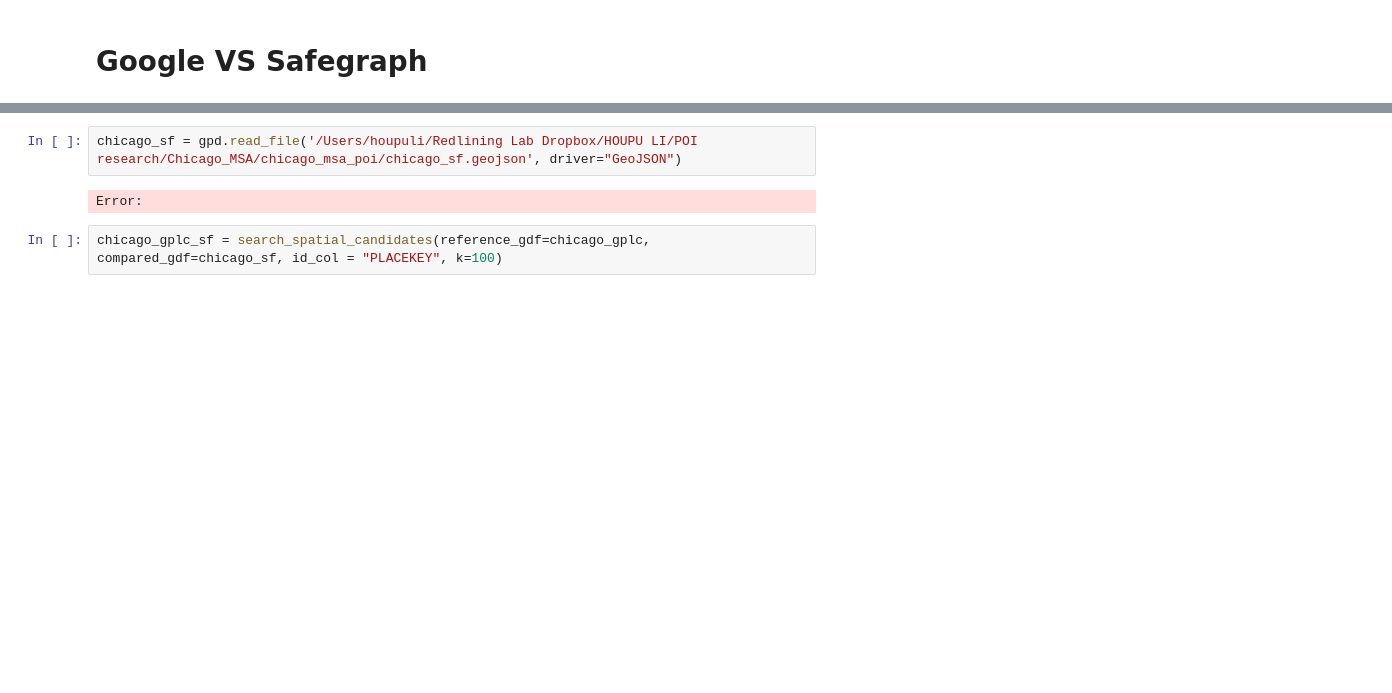
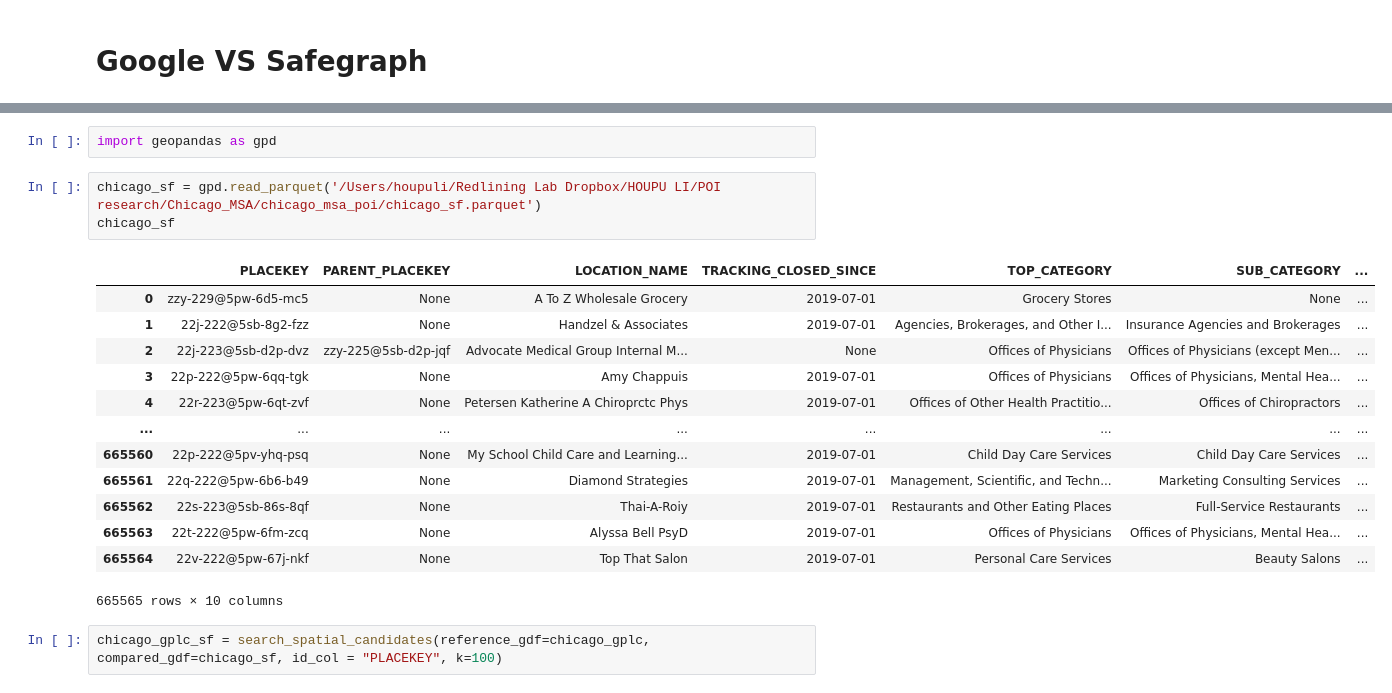
Before and after one commit to HOUPU1993/POI-study, a Jupyter notebook: 2.data_engenering/data_engineering.ipynb, the cells around one changed output, grey strips where cells are left out. Cells and saved outputs as stored; diff of their text form; blank space fills up the shorter version.

```diff
--- a/2.data_engenering/data_engineering.ipynb
+++ b/2.data_engenering/data_engineering.ipynb
@@ -2389,7 +2396,22 @@ memory usage: 12.0+ MB
+# %%
+import geopandas as gpd
 # %%
-chicago_sf = gpd.read_file('/Users/houpuli/Redlining Lab Dropbox/HOUPU LI/POI research/Chicago_MSA/chicago_msa_poi/chicago_sf.geojson', driver="GeoJSON")
+chicago_sf = gpd.read_parquet('/Users/houpuli/Redlining Lab Dropbox/HOUPU LI/POI research/Chicago_MSA/chicago_msa_poi/chicago_sf.parquet')
+chicago_sf
 # %% [output]
+|  | PLACEKEY | PARENT_PLACEKEY | LOCATION_NAME | TRACKING_CLOSED_SINCE | TOP_CATEGORY | SUB_CATEGORY | ... |
+| 0 | zzy-229@5pw-6d5-mc5 | None | A To Z Wholesale Grocery | 2019-07-01 | Grocery Stores | None | ... |
+| 1 | 22j-222@5sb-8g2-fzz | None | Handzel & Associates | 2019-07-01 | Agencies, Brokerages, and Other I... | Insurance Agencies and Brokerages | ... |
+| 2 | 22j-223@5sb-d2p-dvz | zzy-225@5sb-d2p-jqf | Advocate Medical Group Internal M... | None | Offices of Physicians | Offices of Physicians (except Men... | ... |
+| 3 | 22p-222@5pw-6qq-tgk | None | Amy Chappuis | 2019-07-01 | Offices of Physicians | Offices of Physicians, Mental Hea... | ... |
+| 4 | 22r-223@5pw-6qt-zvf | None | Petersen Katherine A Chiroprctc Phys | 2019-07-01 | Offices of Other Health Practitio... | Offices of Chiropractors | ... |
+| ... | ... | ... | ... | ... | ... | ... | ... |
+| 665560 | 22p-222@5pv-yhq-psq | None | My School Child Care and Learning... | 2019-07-01 | Child Day Care Services | Child Day Care Services | ... |
+| 665561 | 22q-222@5pw-6b6-b49 | None | Diamond Strategies | 2019-07-01 | Management, Scientific, and Techn... | Marketing Consulting Services | ... |
+| 665562 | 22s-223@5sb-86s-8qf | None | Thai-A-Roiy | 2019-07-01 | Restaurants and Other Eating Places | Full-Service Restaurants | ... |
+| 665563 | 22t-222@5pw-6fm-zcq | None | Alyssa Bell PsyD | 2019-07-01 | Offices of Physicians | Offices of Physicians, Mental Hea... | ... |
+| 665564 | 22v-222@5pw-67j-nkf | None | Top That Salon | 2019-07-01 | Personal Care Services | Beauty Salons | ... |
-Error:
+665565 rows × 10 columns
 # %%
 chicago_gplc_sf = search_spatial_candidates(reference_gdf=chicago_gplc, compared_gdf=chicago_sf, id_col = "PLACEKEY", k=100)
 # %%
```
Also changed, not shown: parts of 2 cells of this notebook, 3 other files.
